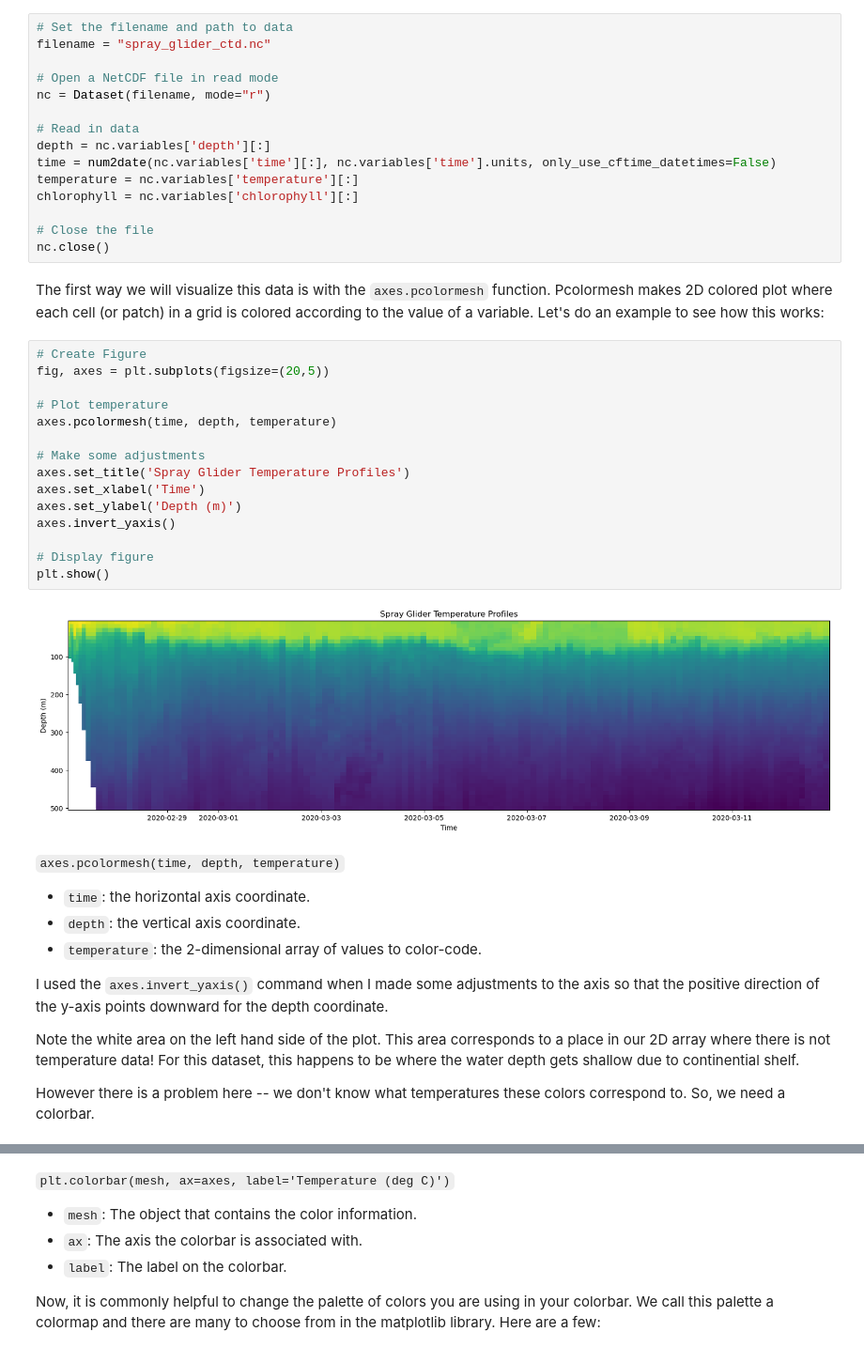
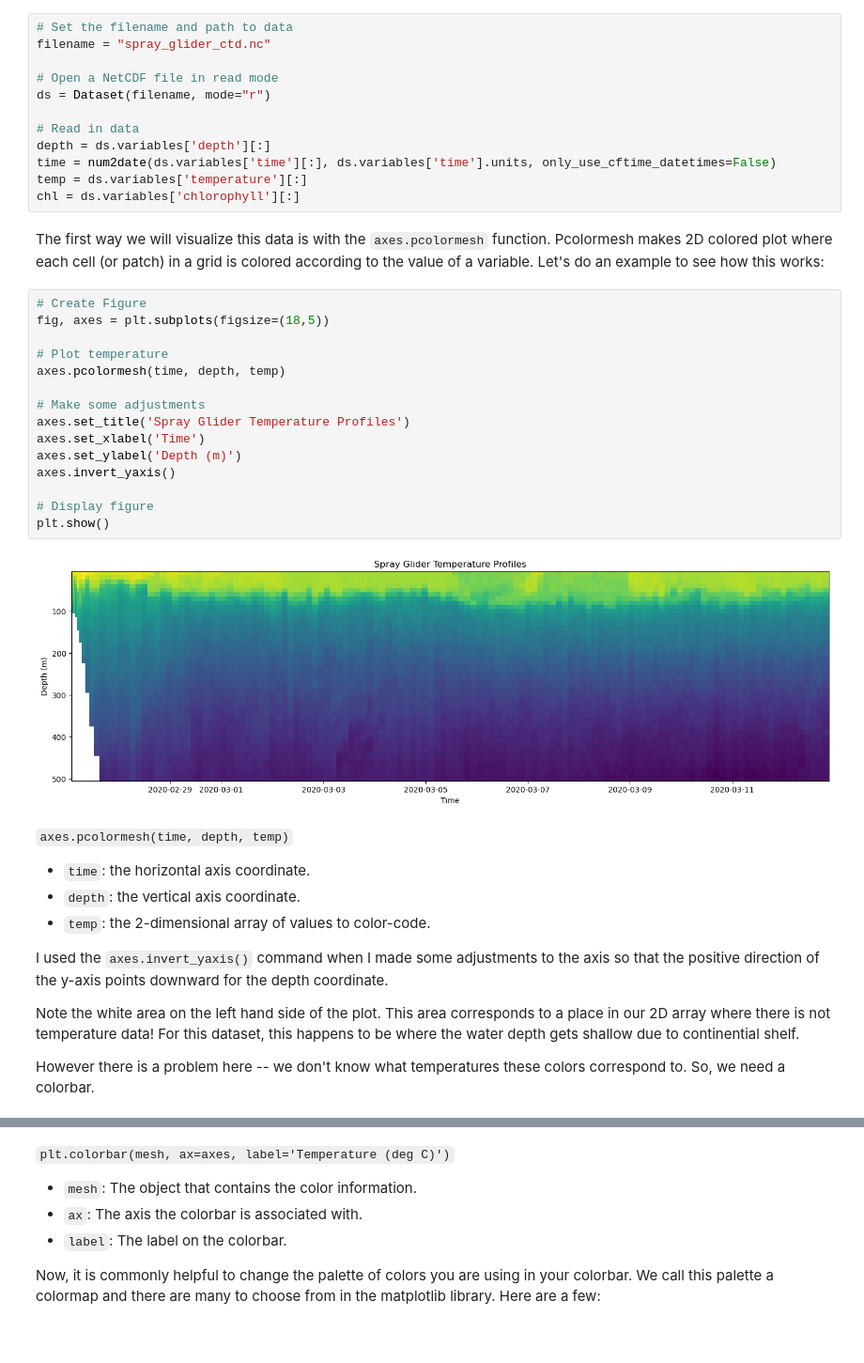
Before and after one commit to eldavenport/SIO-PythonEarthScience, a Jupyter notebook: docs/in_workshop/python_plotting.ipynb, the cells around one changed output, grey strips where cells are left out. Shown at 94% size. Cells and saved outputs as stored; diff of their text form.

Commit message:
last updates to python plotting

````diff
--- a/docs/in_workshop/python_plotting.ipynb
+++ b/docs/in_workshop/python_plotting.ipynb
@@ -489,40 +459,37 @@ To begin, we need to open a new data set from the Spray gliders! Spray gliders a
 filename = "spray_glider_ctd.nc"
 
 # Open a NetCDF file in read mode
-nc = Dataset(filename, mode="r")
+ds = Dataset(filename, mode="r")
 
 # Read in data
-depth = nc.variables['depth'][:]
-time = num2date(nc.variables['time'][:], nc.variables['time'].units, only_use_cftime_datetimes=False)
-temperature = nc.variables['temperature'][:]
-chlorophyll = nc.variables['chlorophyll'][:]
-
-# Close the file
-nc.close()
+depth = ds.variables['depth'][:]
+time = num2date(ds.variables['time'][:], ds.variables['time'].units, only_use_cftime_datetimes=False)
+temp = ds.variables['temperature'][:]
+chl = ds.variables['chlorophyll'][:]
 # %% [markdown]
 The first way we will visualize this data is with the ``axes.pcolormesh`` function. Pcolormesh makes 2D colored plot where each cell (or patch) in a grid is colored according to the value of a variable. Let's do an example to see how this works:
 # %%
 # Create Figure
-fig, axes = plt.subplots(figsize=(20,5))
+fig, axes = plt.subplots(figsize=(18,5))
 
 # Plot temperature
-axes.pcolormesh(time, depth, temperature)
+axes.pcolormesh(time, depth, temp)
 
 # Make some adjustments
 axes.set_title('Spray Glider Temperature Profiles')
 axes.set_xlabel('Time')
 axes.set_ylabel('Depth (m)')
 axes.invert_yaxis()
 
 # Display figure
 plt.show()
 # %% [output]
-[figure, old version]
+[figure, new version]
 # %% [markdown]
-```axes.pcolormesh(time, depth, temperature)```
+```axes.pcolormesh(time, depth, temp)```
 * ``time``: the horizontal axis coordinate.
 * ``depth``: the vertical axis coordinate.
-* ``temperature``: the 2-dimensional array of values to color-code.
+* ``temp``: the 2-dimensional array of values to color-code.
 
 I used the ``axes.invert_yaxis()`` command when I made some adjustments to the axis so that the positive direction of the y-axis points downward for the depth coordinate.
 
````
Also changed, not shown: parts of 27 cells of this notebook.
